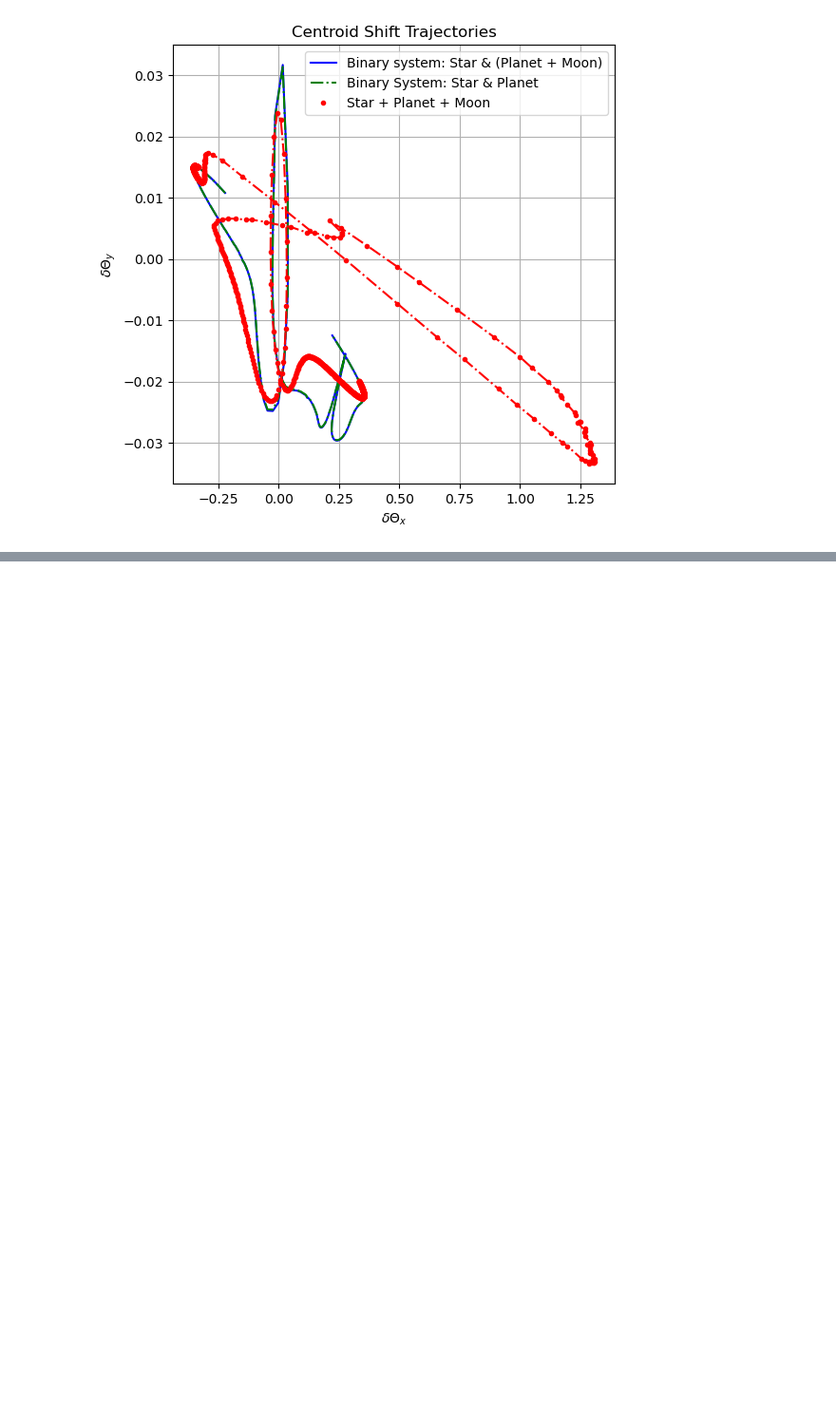
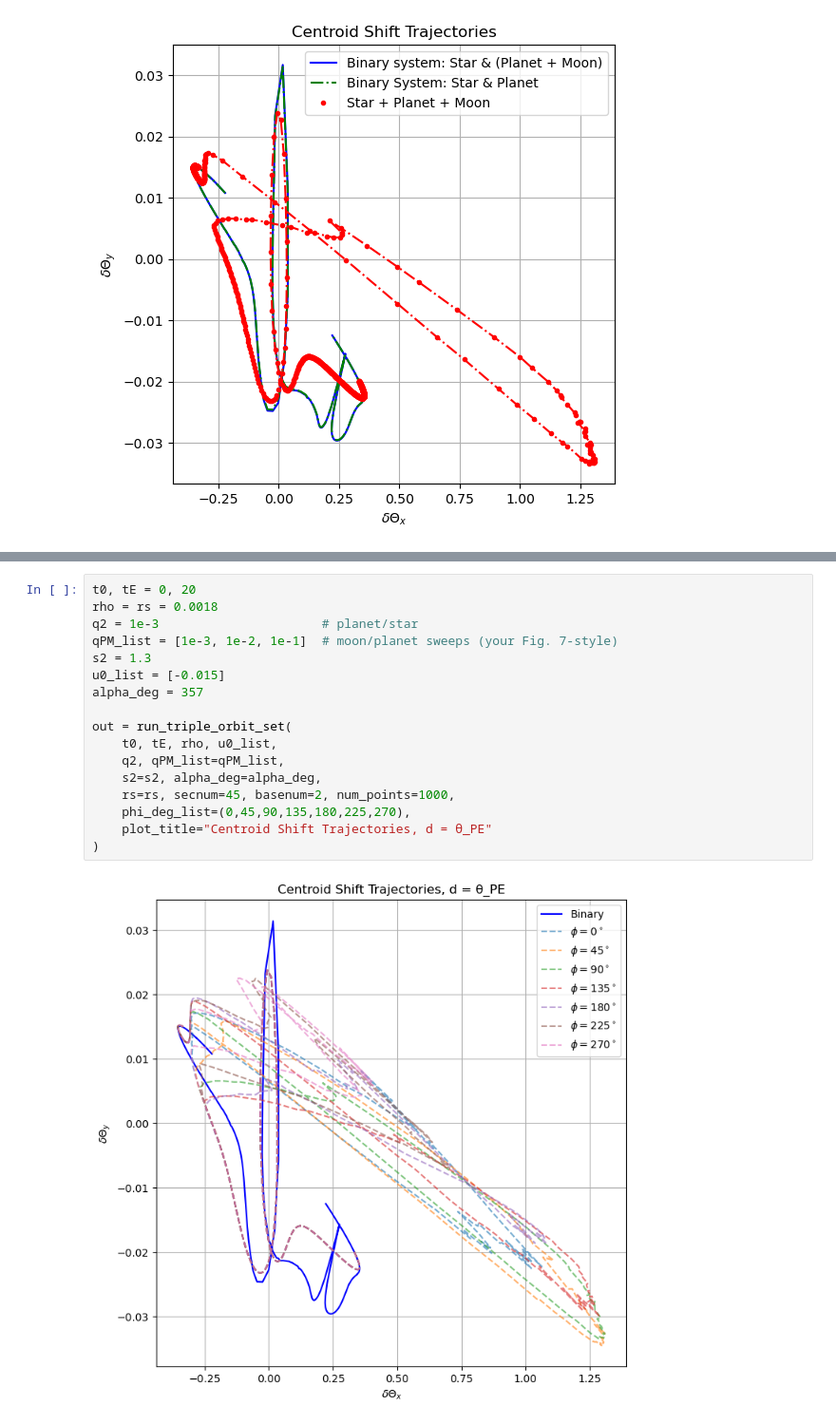
Before and after one commit to AmberLee2427/SURP25, a Jupyter notebook: Microlensing/Paper copy 5.ipynb, the cells around one changed output, grey strips where cells are left out. Shown at 95% size. Cells and saved outputs as stored; diff of their text form; blank space fills up the shorter version.

```diff
--- a/Microlensing/Paper copy 5.ipynb
+++ b/Microlensing/Paper copy 5.ipynb
@@ -277,0 +396,19 @@ plt.show()
+# %%
+t0, tE = 0, 20
+rho = rs = 0.0018
+q2 = 1e-3                      # planet/star
+qPM_list = [1e-3, 1e-2, 1e-1]  # moon/planet sweeps (your Fig. 7-style)
+s2 = 1.3
+u0_list = [-0.015]
+alpha_deg = 357
+
+out = run_triple_orbit_set(
+    t0, tE, rho, u0_list,
+    q2, qPM_list=qPM_list,
+    s2=s2, alpha_deg=alpha_deg,
+    rs=rs, secnum=45, basenum=2, num_points=1000,
+    phi_deg_list=(0,45,90,135,180,225,270),
+    plot_title="Centroid Shift Trajectories, d = θ_PE"
+)
+# %% [output]
+[figure, added]
```
Also changed, not shown: parts of 3 cells of this notebook, 2 other files.
